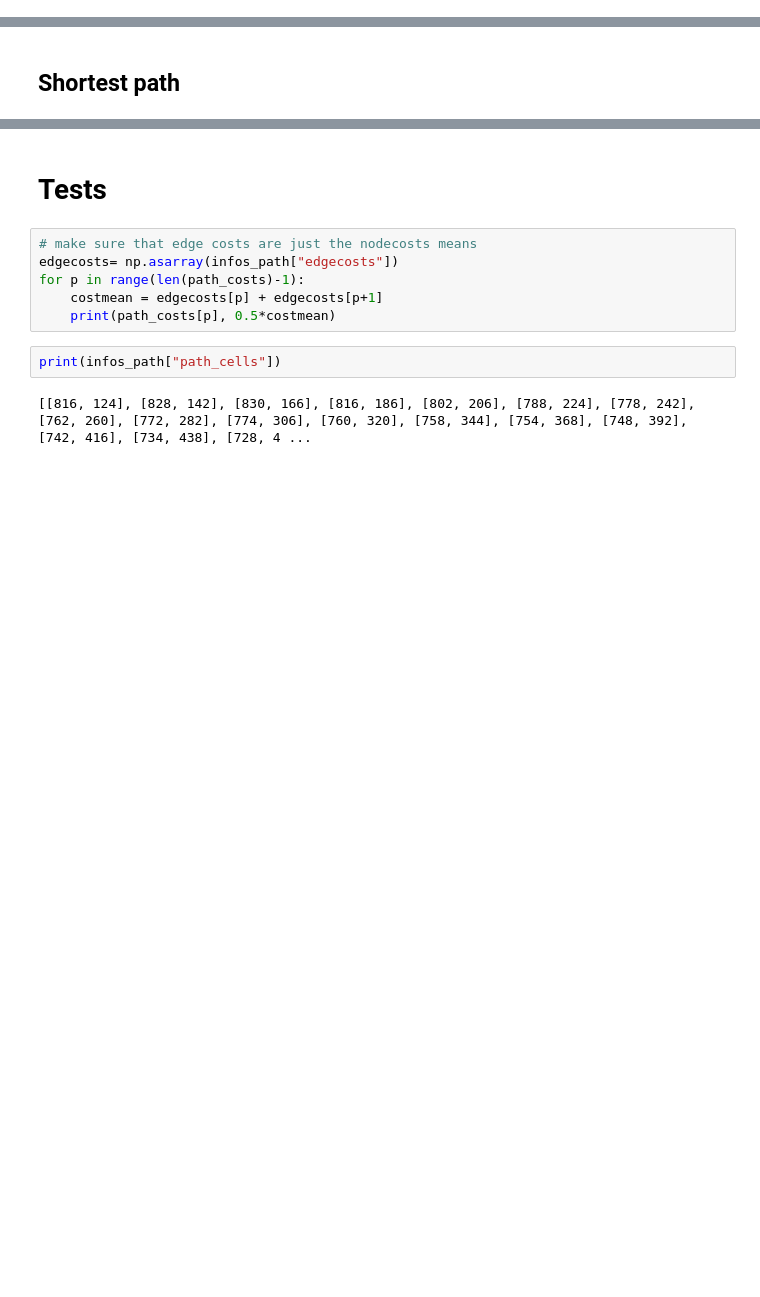
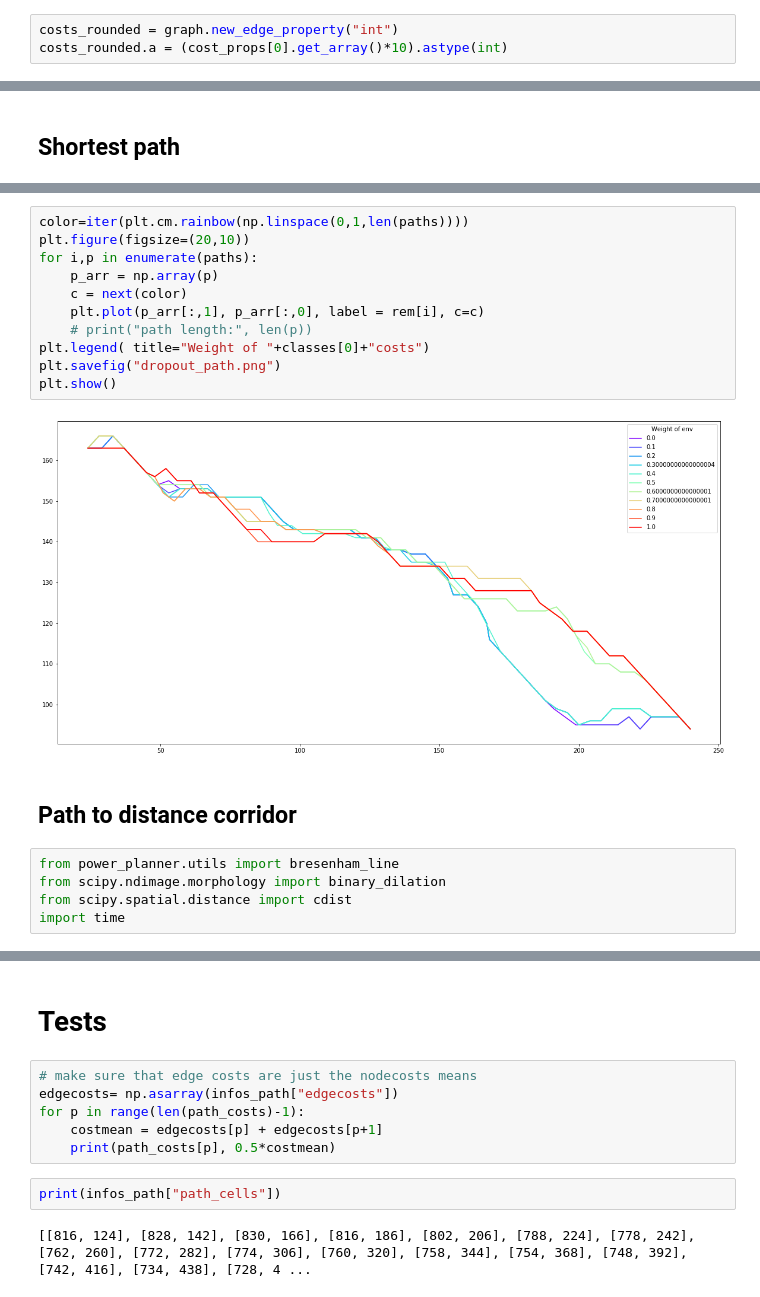
Before and after one commit to NinaWie/PowerPlanner, a Jupyter notebook: notebooks/forbidden_edges.ipynb, the cells around one changed output, grey strips where cells are left out. Drawn from its saved outputs; the diff is of its cells as text; blank space fills up the shorter version.

```diff
--- a/notebooks/forbidden_edges.ipynb
+++ b/notebooks/forbidden_edges.ipynb
@@ -57,0 +181,3 @@ Iterate over nodes, compute all critical vertices pairs
+# %%
+costs_rounded = graph.new_edge_property("int")
+costs_rounded.a = (cost_props[0].get_array()*10).astype(int)
@@ -88,0 +285,20 @@ for e in edges_path:
+# %%
+color=iter(plt.cm.rainbow(np.linspace(0,1,len(paths))))
+plt.figure(figsize=(20,10))
+for i,p in enumerate(paths):
+    p_arr = np.array(p)
+    c = next(color)
+    plt.plot(p_arr[:,1], p_arr[:,0], label = rem[i], c=c)
+    # print("path length:", len(p))
+plt.legend( title="Weight of "+classes[0]+"costs")
+plt.savefig("dropout_path.png")
+plt.show()
+# %% [output]
+[figure, added]
+# %% [markdown]
+## Path to distance corridor
+# %%
+from power_planner.utils import bresenham_line
+from scipy.ndimage.morphology import binary_dilation
+from scipy.spatial.distance import cdist
+import time
```
Also changed, not shown: parts of 42 cells of this notebook, 7 other files.
